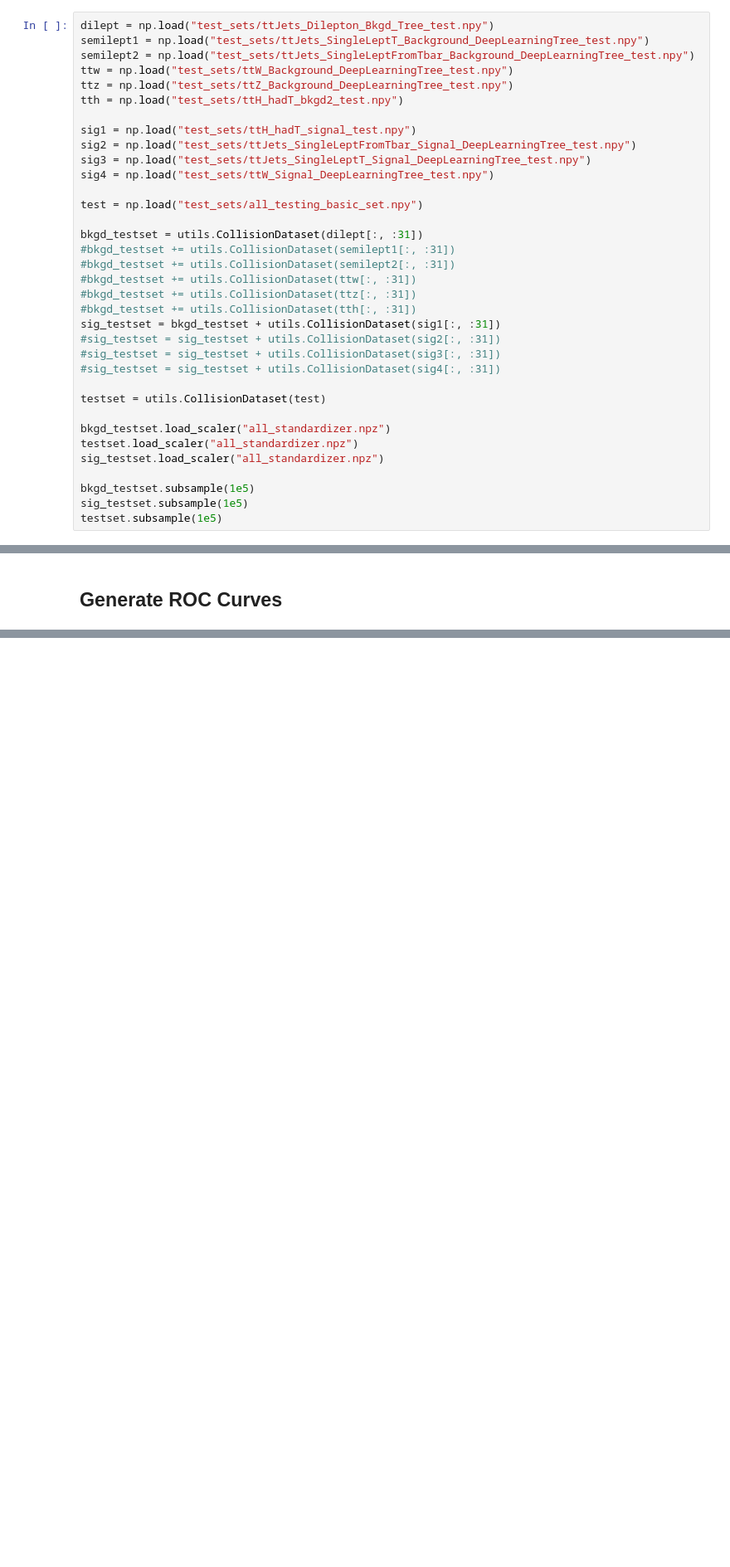
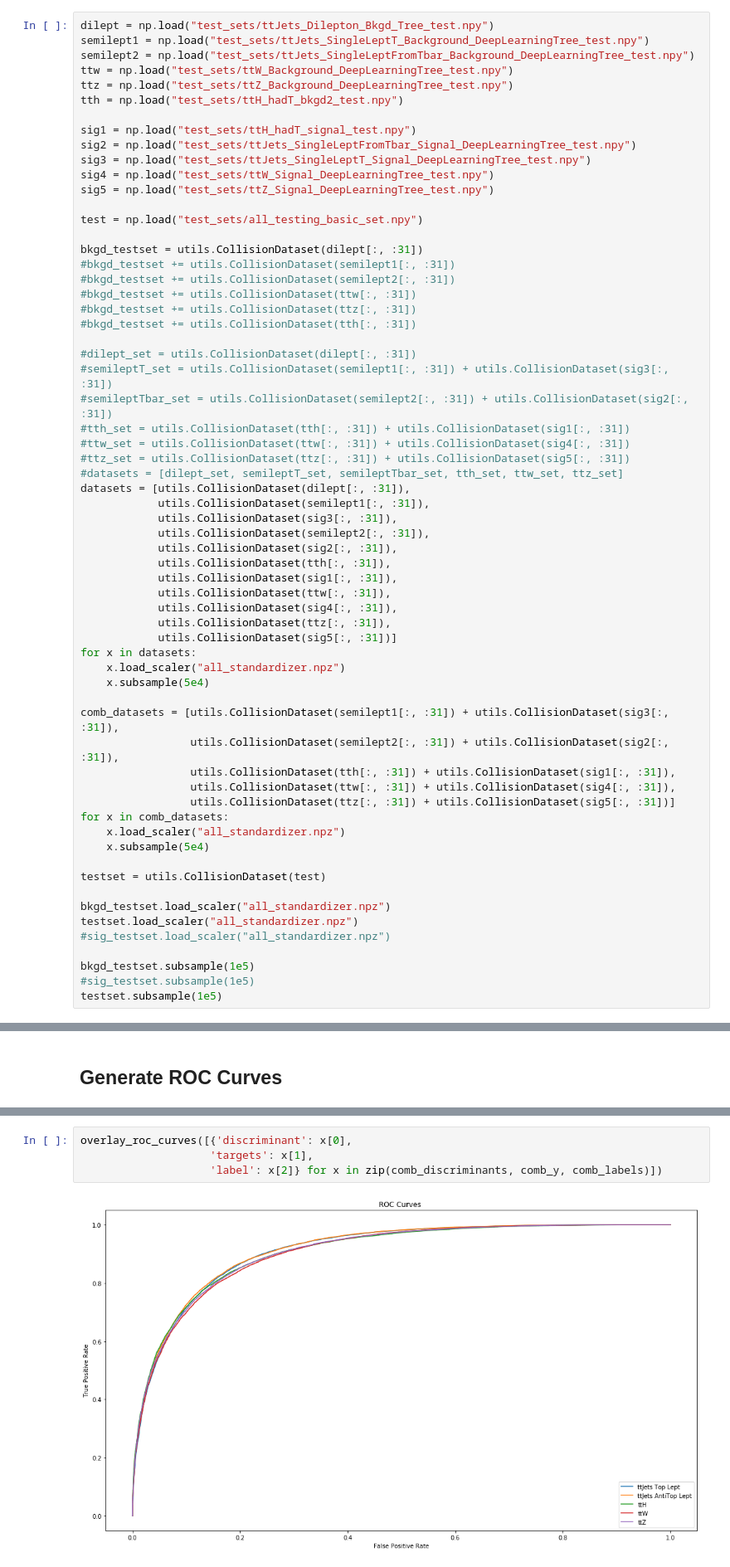
Before and after one commit to mdkdrnevich/DeepHadTopTagger, a Jupyter notebook: model_analysis.ipynb, the cells around one changed output, grey strips where cells are left out. Shown at 83% size. Saved outputs shown, nothing was run; the diff lists cells and outputs as text; blank space fills up the shorter version.

```diff
--- a/model_analysis.ipynb
+++ b/model_analysis.ipynb
@@ -24,6 +26,7 @@ sig1 = np.load("test_sets/ttH_hadT_signal_test.npy")
 sig2 = np.load("test_sets/ttJets_SingleLeptFromTbar_Signal_DeepLearningTree_test.npy")
 sig3 = np.load("test_sets/ttJets_SingleLeptT_Signal_DeepLearningTree_test.npy")
 sig4 = np.load("test_sets/ttW_Signal_DeepLearningTree_test.npy")
+sig5 = np.load("test_sets/ttZ_Signal_DeepLearningTree_test.npy")
 
 test = np.load("test_sets/all_testing_basic_set.npy")
 
@@ -33,19 +36,46 @@ bkgd_testset = utils.CollisionDataset(dilept[:, :31])
 #bkgd_testset += utils.CollisionDataset(ttw[:, :31])
 #bkgd_testset += utils.CollisionDataset(ttz[:, :31])
 #bkgd_testset += utils.CollisionDataset(tth[:, :31])
-sig_testset = bkgd_testset + utils.CollisionDataset(sig1[:, :31])
-#sig_testset = sig_testset + utils.CollisionDataset(sig2[:, :31])
-#sig_testset = sig_testset + utils.CollisionDataset(sig3[:, :31])
-#sig_testset = sig_testset + utils.CollisionDataset(sig4[:, :31])
+
+#dilept_set = utils.CollisionDataset(dilept[:, :31])
+#semileptT_set = utils.CollisionDataset(semilept1[:, :31]) + utils.CollisionDataset(sig3[:, :31])
+#semileptTbar_set = utils.CollisionDataset(semilept2[:, :31]) + utils.CollisionDataset(sig2[:, :31])
+#tth_set = utils.CollisionDataset(tth[:, :31]) + utils.CollisionDataset(sig1[:, :31])
+#ttw_set = utils.CollisionDataset(ttw[:, :31]) + utils.CollisionDataset(sig4[:, :31])
+#ttz_set = utils.CollisionDataset(ttz[:, :31]) + utils.CollisionDataset(sig5[:, :31])
+#datasets = [dilept_set, semileptT_set, semileptTbar_set, tth_set, ttw_set, ttz_set]
+datasets = [utils.CollisionDataset(dilept[:, :31]),
+            utils.CollisionDataset(semilept1[:, :31]),
+            utils.CollisionDataset(sig3[:, :31]),
+            utils.CollisionDataset(semilept2[:, :31]),
+            utils.CollisionDataset(sig2[:, :31]),
+            utils.CollisionDataset(tth[:, :31]),
+            utils.CollisionDataset(sig1[:, :31]),
+            utils.CollisionDataset(ttw[:, :31]),
+            utils.CollisionDataset(sig4[:, :31]),
+            utils.CollisionDataset(ttz[:, :31]),
+            utils.CollisionDataset(sig5[:, :31])]
+for x in datasets:
+    x.load_scaler("all_standardizer.npz")
+    x.subsample(5e4)
+
+comb_datasets = [utils.CollisionDataset(semilept1[:, :31]) + utils.CollisionDataset(sig3[:, :31]),
+                 utils.CollisionDataset(semilept2[:, :31]) + utils.CollisionDataset(sig2[:, :31]),
+                 utils.CollisionDataset(tth[:, :31]) + utils.CollisionDataset(sig1[:, :31]),
+                 utils.CollisionDataset(ttw[:, :31]) + utils.CollisionDataset(sig4[:, :31]),
+                 utils.CollisionDataset(ttz[:, :31]) + utils.CollisionDataset(sig5[:, :31])]
+for x in comb_datasets:
+    x.load_scaler("all_standardizer.npz")
+    x.subsample(5e4)
 
 testset = utils.CollisionDataset(test)
 
 bkgd_testset.load_scaler("all_standardizer.npz")
 testset.load_scaler("all_standardizer.npz")
-sig_testset.load_scaler("all_standardizer.npz")
+#sig_testset.load_scaler("all_standardizer.npz")
 
 bkgd_testset.subsample(1e5)
-sig_testset.subsample(1e5)
+#sig_testset.subsample(1e5)
 testset.subsample(1e5)
 # %% [markdown]
 ### Load the BDTs
@@ -158,3 +179,9 @@ overlay_roc_curves([{'discriminant': bkgd_discriminant2,
+# %%
+overlay_roc_curves([{'discriminant': x[0],
+                    'targets': x[1],
+                    'label': x[2]} for x in zip(comb_discriminants, comb_y, comb_labels)])
+# %% [output]
+[figure, added]
 # %%
 overlay_roc_curves([{'discriminant': bdt_basic_decision,
                     'targets': raw_test_y,
```
Also changed, not shown: parts of 12 cells of this notebook, 1 other file.
